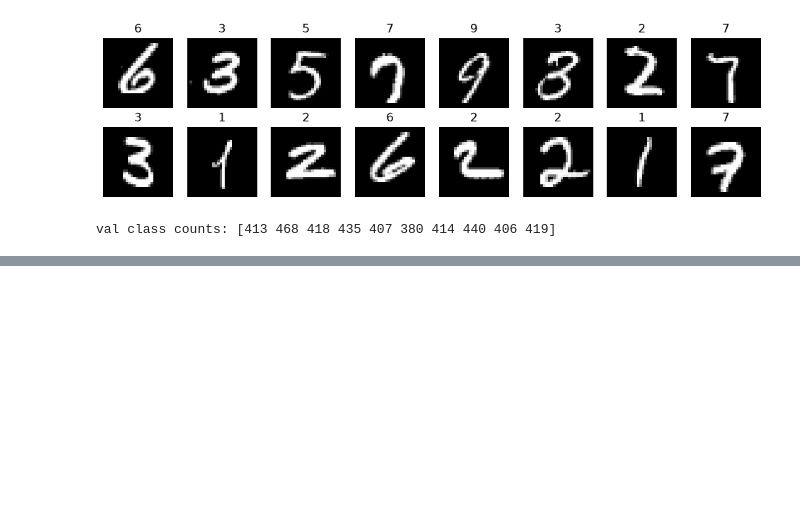
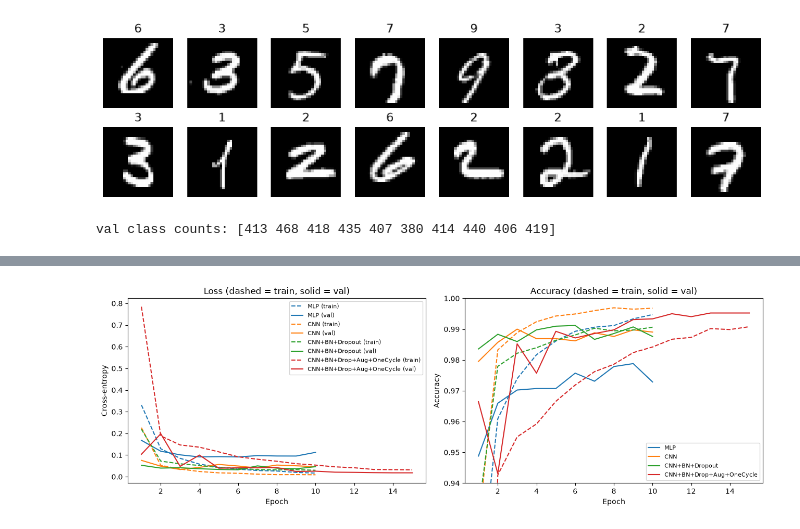
Before and after one commit to 1manvi/KaggleComp, a Jupyter notebook: notebooks/main.ipynb, the cells around one changed output, grey strips where cells are left out. Cells and saved outputs as stored; diff of their text form; code cells hidden in the pictures; blank space fills up the shorter version.

Commit message:
Models + Visual

```diff
--- a/notebooks/main.ipynb
+++ b/notebooks/main.ipynb
@@ -38,3 +47,12 @@ print("val class counts:", np.bincount(val_loader.dataset.labels.numpy()))
 # %% [output]
 [figure]
 val class counts: [413 468 418 435 407 380 414 440 406 419]
+# %%
+from digits.train import set_seed, fit, get_device
+from digits.models import MLP, CNN
+
+print("Device:", get_device())
+
+set_seed(42)
+mlp = MLP()
+hist_mlp = fit(mlp, train_loader, val_loader, epochs=10)
@@ -40,0 +72,4 @@ val class counts: [413 468 418 435 407 380 414 440 406 419]
+# %%
+set_seed(42)
+cnn = CNN()
+hist_cnn = fit(cnn, train_loader, val_loader, epochs=10)
@@ -40,0 +88,4 @@ val class counts: [413 468 418 435 407 380 414 440 406 419]
+# %%
+set_seed(42)
+cnn_bn = CNN(batchnorm=True, dropout=0.4)
+hist_cnn_bn = fit(cnn_bn, train_loader, val_loader, epochs=10)
@@ -40,0 +104,7 @@ val class counts: [413 468 418 435 407 380 414 440 406 419]
+# %%
+train_loader_aug, val_loader_aug, _ = make_loaders(DATA / "train.csv", augment=True)
+
+set_seed(42)
+cnn_best = CNN(batchnorm=True, dropout=0.4)
+hist_cnn_best = fit(cnn_best, train_loader_aug, val_loader_aug, epochs=15,
+                    lr=3e-3, use_scheduler=True)
@@ -40,0 +128,12 @@ val class counts: [413 468 418 435 407 380 414 440 406 419]
+# %%
+from digits.plots import plot_history, plot_confusion, plot_misclassified
+from digits.predict import predict_logits, make_submission
+
+RESULTS = ROOT / "results"
+plot_history(
+    {"MLP": hist_mlp, "CNN": hist_cnn, "CNN+BN+Dropout": hist_cnn_bn,
+     "CNN+BN+Drop+Aug+OneCycle": hist_cnn_best},
+    save_path=RESULTS / "training_curves.png",
+)
+# %% [output]
+[figure, added]
```
Also changed, not shown: parts of 10 cells of this notebook, 7 other files.
